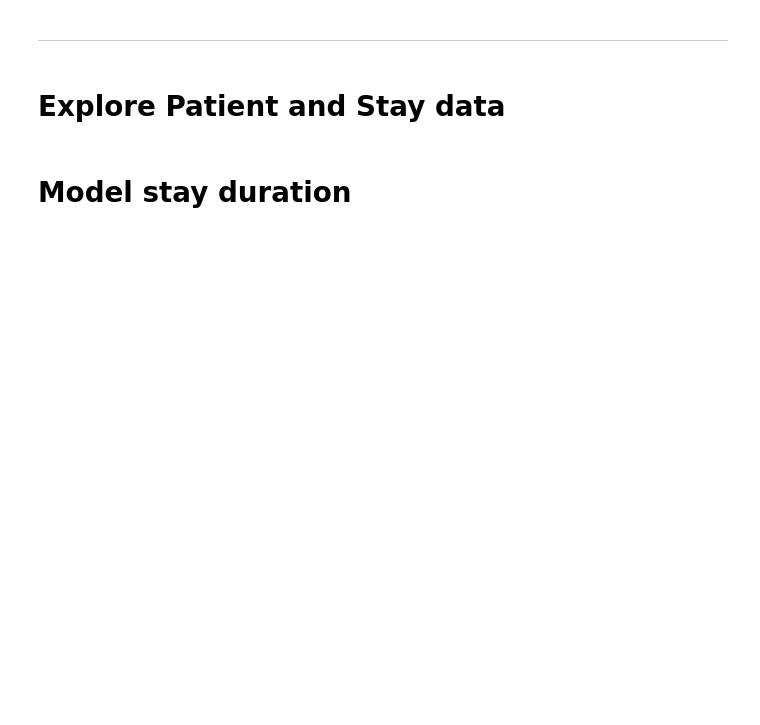
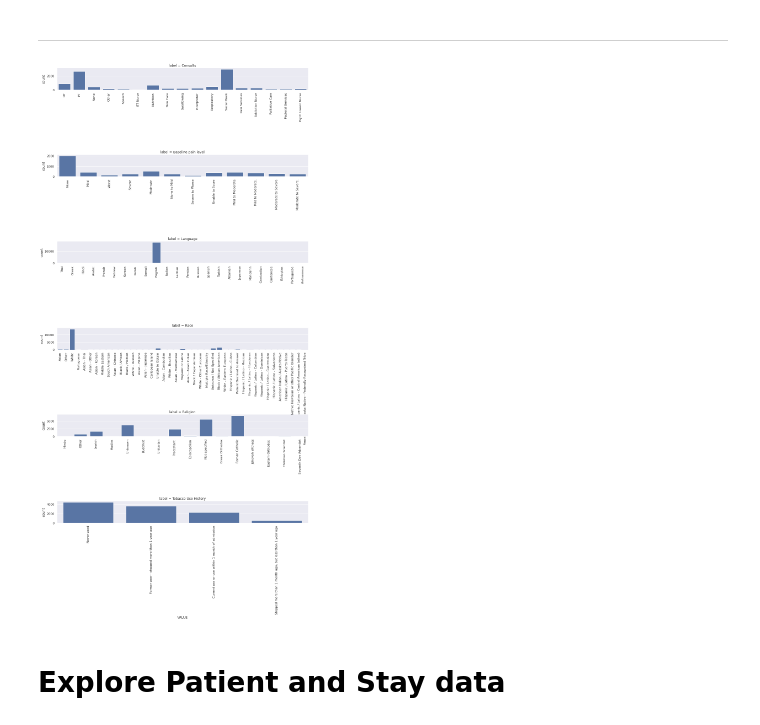
Before and after one commit to pmags/bigData_ML_pipeline, a Jupyter notebook: BigData.ipynb, the cells around one changed output. Cells and saved outputs as stored; diff of their text form; code cells hidden in the pictures; blank space fills up the shorter version.

```diff
--- a/BigData.ipynb
+++ b/BigData.ipynb
@@ -567,6 +701,24 @@ GROUP BY SUBJECT_ID
 # %% [markdown]
 -----
+# %%
+descriptive = df[df.label.isin(non_boolean)]
+descriptive = descriptive[descriptive.label != "Cash amount"]
+
+g = sns.FacetGrid(
+    descriptive,
+    col ='label',
+    height = 4,
+    aspect = 4,
+    col_wrap = 1,
+    sharex = False,
+    sharey = False)
+plot = g.map_dataframe(sns.countplot, 'VALUE')
+
+for axes in g.axes.flat:
+    _ = axes.set_xticklabels(axes.get_xticklabels(), rotation=90)
+
+g.figure.subplots_adjust(hspace= 3)
+# %% [output]
+[figure, added]
 # %% [markdown]
 # Explore Patient and Stay data
-# %% [markdown]
-# Model stay duration
```
Also changed, not shown: parts of 24 cells of this notebook.
